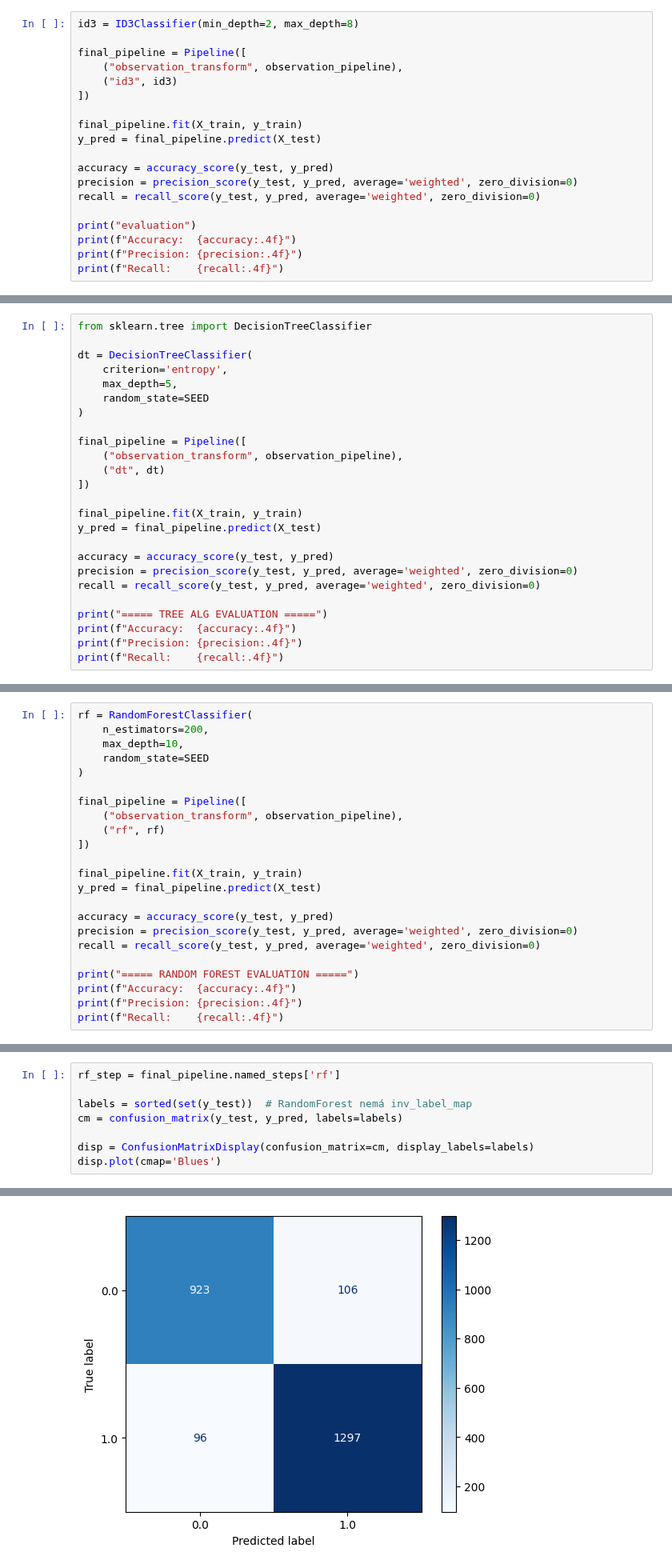
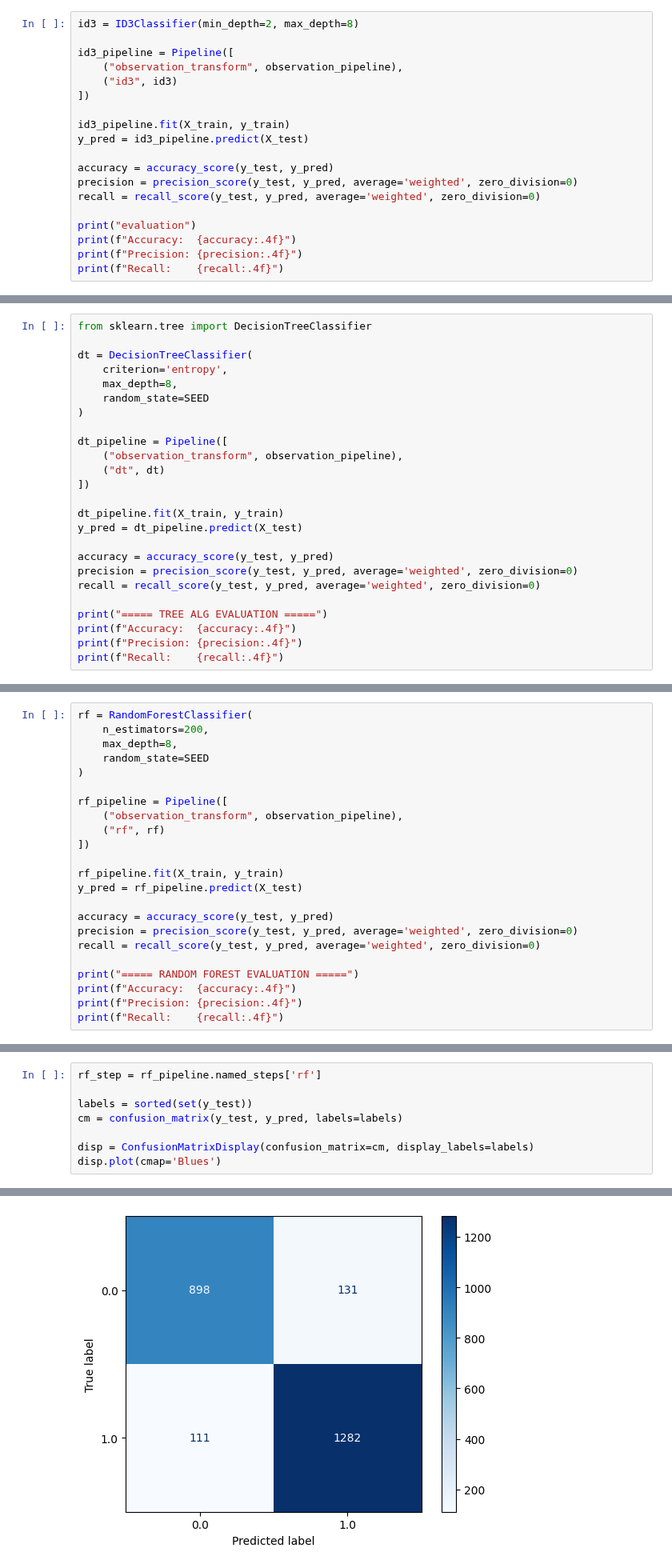
Before and after one commit to kurcinamarian/IAU, a Jupyter notebook: phase_3.ipynb, the cells around one changed output, grey strips where cells are left out. Shown at 80% size. Drawn from its saved outputs; the diff is of its cells as text.

```diff
--- a/phase_3.ipynb
+++ b/phase_3.ipynb
@@ -262,13 +324,13 @@ Recall (also weighted) measures how well the model finds all examples of each cl
 # %%
 id3 = ID3Classifier(min_depth=2, max_depth=8)
 
-final_pipeline = Pipeline([
+id3_pipeline = Pipeline([
     ("observation_transform", observation_pipeline),
     ("id3", id3)
 ])
 
-final_pipeline.fit(X_train, y_train)
-y_pred = final_pipeline.predict(X_test)
+id3_pipeline.fit(X_train, y_train)
+y_pred = id3_pipeline.predict(X_test)
 
 accuracy = accuracy_score(y_test, y_pred)
 precision = precision_score(y_test, y_pred, average='weighted', zero_division=0)
@@ -334,17 +402,17 @@ from sklearn.tree import DecisionTreeClassifier
 
 dt = DecisionTreeClassifier(
     criterion='entropy',
-    max_depth=5,
+    max_depth=8,
     random_state=SEED
 )
 
-final_pipeline = Pipeline([
+dt_pipeline = Pipeline([
     ("observation_transform", observation_pipeline),
     ("dt", dt)
 ])
 
-final_pipeline.fit(X_train, y_train)
-y_pred = final_pipeline.predict(X_test)
+dt_pipeline.fit(X_train, y_train)
+y_pred = dt_pipeline.predict(X_test)
 
 accuracy = accuracy_score(y_test, y_pred)
 precision = precision_score(y_test, y_pred, average='weighted', zero_division=0)
@@ -375,17 +441,17 @@ Toto nefunguje pre 3.2 a) A Random Forest consists of many decision trees (hundr
 # %%
 rf = RandomForestClassifier(
     n_estimators=200,
-    max_depth=10,
+    max_depth=8,
     random_state=SEED
 )
 
-final_pipeline = Pipeline([
+rf_pipeline = Pipeline([
     ("observation_transform", observation_pipeline),
     ("rf", rf)
 ])
 
-final_pipeline.fit(X_train, y_train)
-y_pred = final_pipeline.predict(X_test)
+rf_pipeline.fit(X_train, y_train)
+y_pred = rf_pipeline.predict(X_test)
 
 accuracy = accuracy_score(y_test, y_pred)
 precision = precision_score(y_test, y_pred, average='weighted', zero_division=0)
@@ -403,11 +469,11 @@ Recall:    0.9166
 # %%
-rf_step = final_pipeline.named_steps['rf']
+rf_step = rf_pipeline.named_steps['rf']
 
-labels = sorted(set(y_test))  # RandomForest nemá inv_label_map
+labels = sorted(set(y_test))
 cm = confusion_matrix(y_test, y_pred, labels=labels)
 
 disp = ConfusionMatrixDisplay(confusion_matrix=cm, display_labels=labels)
 disp.plot(cmap='Blues')
 # %% [output]
 <sklearn.metrics._plot.confusion_matrix.ConfusionMatrixDisplay at 0x...>
-[figure, old version]
+[figure, new version]
```
Also changed, not shown: parts of 53 cells of this notebook, 1 other file.
